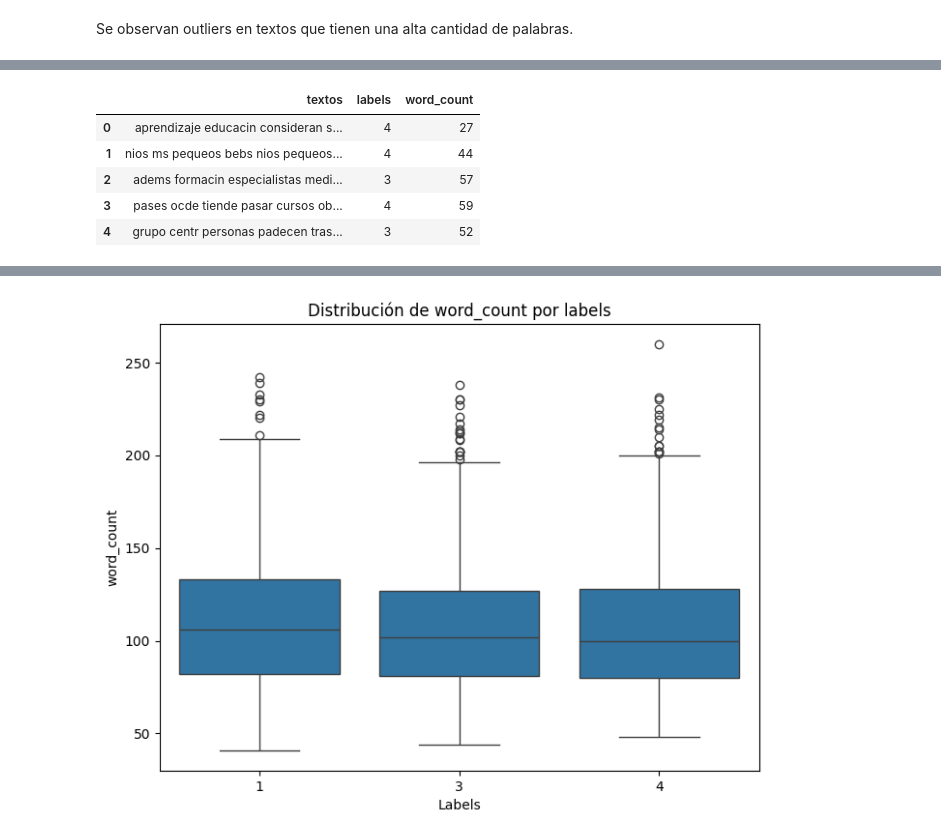
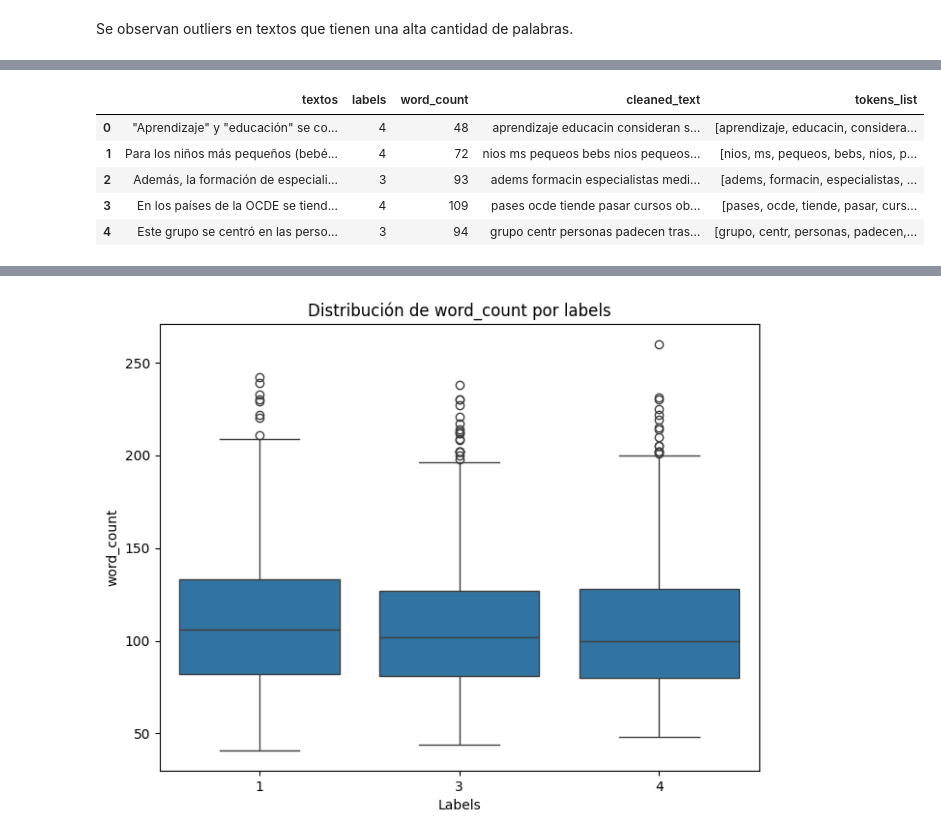
Before and after one commit to BILabsAndProjects/Proyecto1, a Jupyter notebook: exploracion_datos.ipynb, the cells around one changed output, grey strips where cells are left out. Saved outputs shown, nothing was run; the diff lists cells and outputs as text; code cells hidden in the pictures.

```diff
--- a/exploracion_datos.ipynb
+++ b/exploracion_datos.ipynb
@@ -156,8 +141,8 @@ plt.show()
 # %%
 wpt = nltk.WordPunctTokenizer()
-stop_words = nltk.corpus.stopwords.words('spanish')
+stop_words = set(nltk.corpus.stopwords.words('spanish'))
 
-def normalize_text(text):
+def tokenize_text(text):
     #Elimina caracteres especiales y espacios en blanco
     doc = re.sub(r'[^a-zA-Z\s]', "", text, re.I|re.A)
     doc = doc.lower()
@@ -168,9 +153,12 @@ def normalize_text(text):
     filtered_tokens = [token for token in tokens if token not in stop_words]
     #Recrear documento de texto
     doc = ' '.join(filtered_tokens)
-    return doc
+    return doc, filtered_tokens
 
-df_normalizado = df.copy()
-normalized_corpus = df_normalizado["textos"].apply(normalize_text)
-df_normalizado["textos"] = normalized_corpus
-df_normalizado.head()
+normalized_df = df.copy()
+normalized_df[['cleaned_text', 'tokens_list']] = normalized_df["textos"].apply(
+    lambda x: pd.Series(tokenize_text(x))
+)
+
+# recalcular word_count
+normalized_df["word_count"] = normalized_df["textos"].apply(lambda x: len(str(x).split()))
@@ -187,9 +165,9 @@ df_normalizado["word_count"] = df_normalizado["textos"].apply(lambda x: len(str(
 # %%
-df_normalizado.head()
+normalized_df.head()
 # %% [output]
-|  | textos | labels | word_count |
-| 0 | aprendizaje educacin consideran s... | 4 | 27 |
-| 1 | nios ms pequeos bebs nios pequeos... | 4 | 44 |
-| 2 | adems formacin especialistas medi... | 3 | 57 |
-| 3 | pases ocde tiende pasar cursos ob... | 4 | 59 |
-| 4 | grupo centr personas padecen tras... | 3 | 52 |
+|  | textos | labels | word_count | cleaned_text | tokens_list |
+| 0 | "Aprendizaje" y "educación" se co... | 4 | 48 | aprendizaje educacin consideran s... | [aprendizaje, educacin, considera... |
+| 1 | Para los niños más pequeños (bebé... | 4 | 72 | nios ms pequeos bebs nios pequeos... | [nios, ms, pequeos, bebs, nios, p... |
+| 2 | Además, la formación de especiali... | 3 | 93 | adems formacin especialistas medi... | [adems, formacin, especialistas, ... |
+| 3 | En los países de la OCDE se tiend... | 4 | 109 | pases ocde tiende pasar cursos ob... | [pases, ocde, tiende, pasar, curs... |
+| 4 | Este grupo se centró en las perso... | 3 | 94 | grupo centr personas padecen tras... | [grupo, centr, personas, padecen,... |
```
Also changed, not shown: parts of 27 cells of this notebook, 1 other file.
